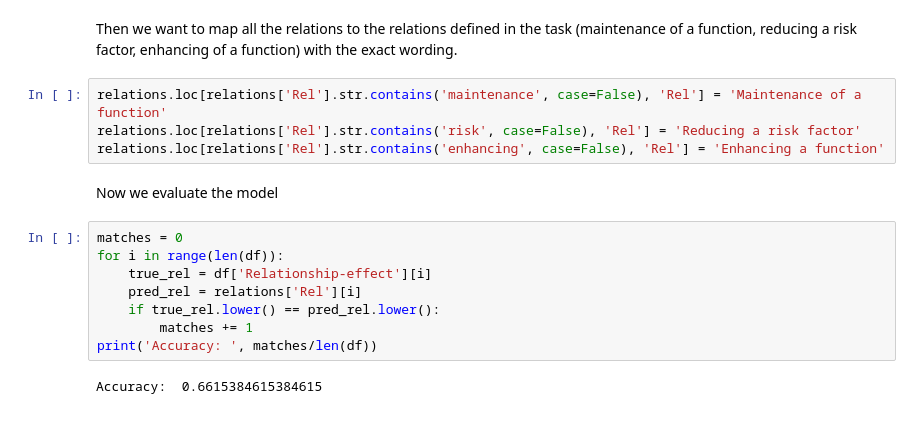
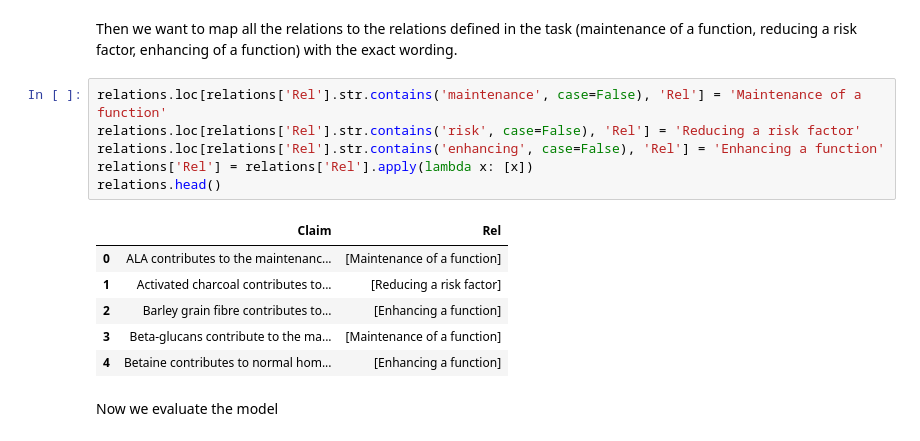
Before and after one commit to IgnacioCadarso/KG_construction_EFSA_HealthClaims, a Jupyter notebook: main.ipynb, the cells around one changed output. Drawn from its saved outputs; the diff is of its cells as text.

```diff
--- a/main.ipynb
+++ b/main.ipynb
@@ -330,16 +444,15 @@ Then we want to map all the relations to the relations defined in the task (main
 # %%
 relations.loc[relations['Rel'].str.contains('maintenance', case=False), 'Rel'] = 'Maintenance of a function'
 relations.loc[relations['Rel'].str.contains('risk', case=False), 'Rel'] = 'Reducing a risk factor'
 relations.loc[relations['Rel'].str.contains('enhancing', case=False), 'Rel'] = 'Enhancing a function'
+relations['Rel'] = relations['Rel'].apply(lambda x: [x])
+relations.head()
+# %% [output]
+|  | Claim | Rel |
+| 0 | ALA contributes to the maintenanc... | [Maintenance of a function] |
+| 1 | Activated charcoal contributes to... | [Reducing a risk factor] |
+| 2 | Barley grain fibre contributes to... | [Enhancing a function] |
+| 3 | Beta-glucans contribute to the ma... | [Maintenance of a function] |
+| 4 | Betaine contributes to normal hom... | [Enhancing a function] |
 # %% [markdown]
 Now we evaluate the model
-# %%
-matches = 0
-for i in range(len(df)):
-    true_rel = df['Relationship-effect'][i]
-    pred_rel = relations['Rel'][i]
-    if true_rel.lower() == pred_rel.lower():
-        matches += 1
-print('Accuracy: ', matches/len(df))
-# %% [output]
-Accuracy:  0.6615384615384615
```
Also changed, not shown: parts of 7 cells of this notebook, 1 other file.
